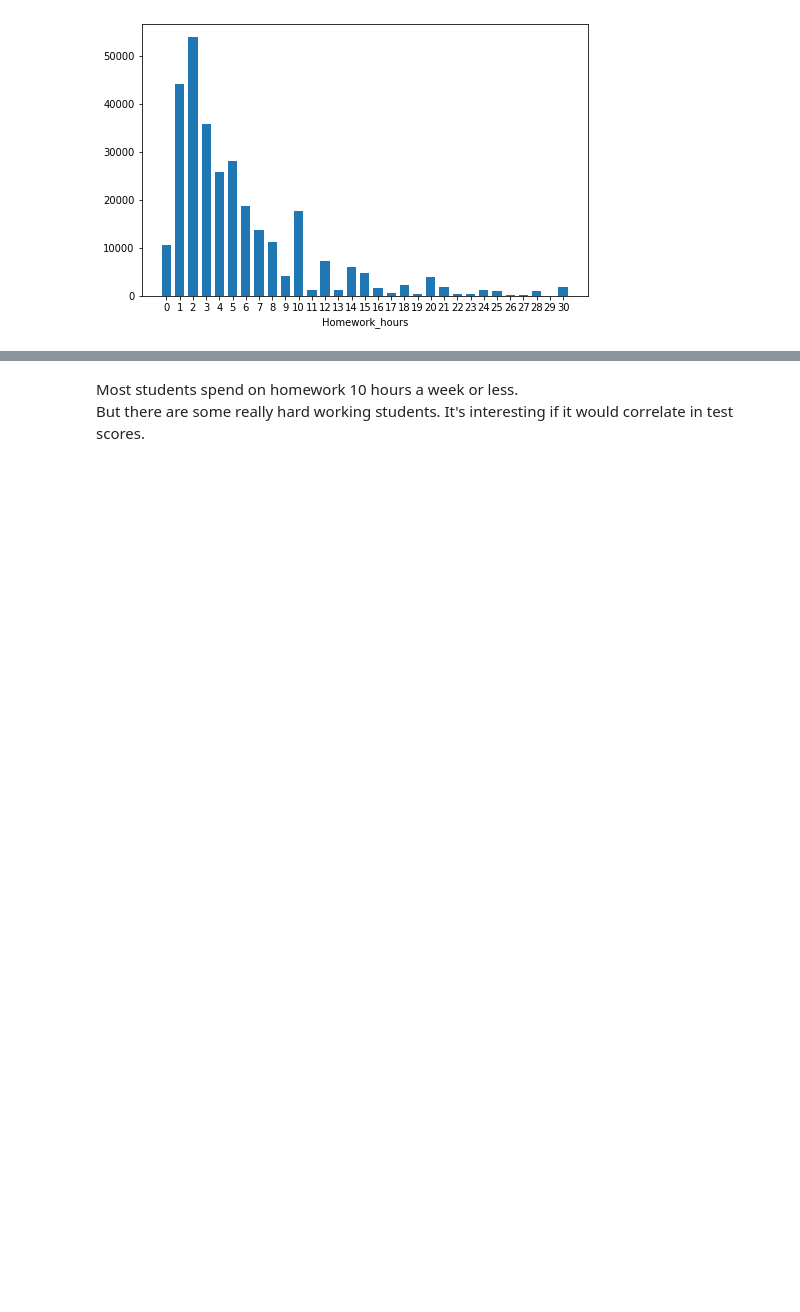
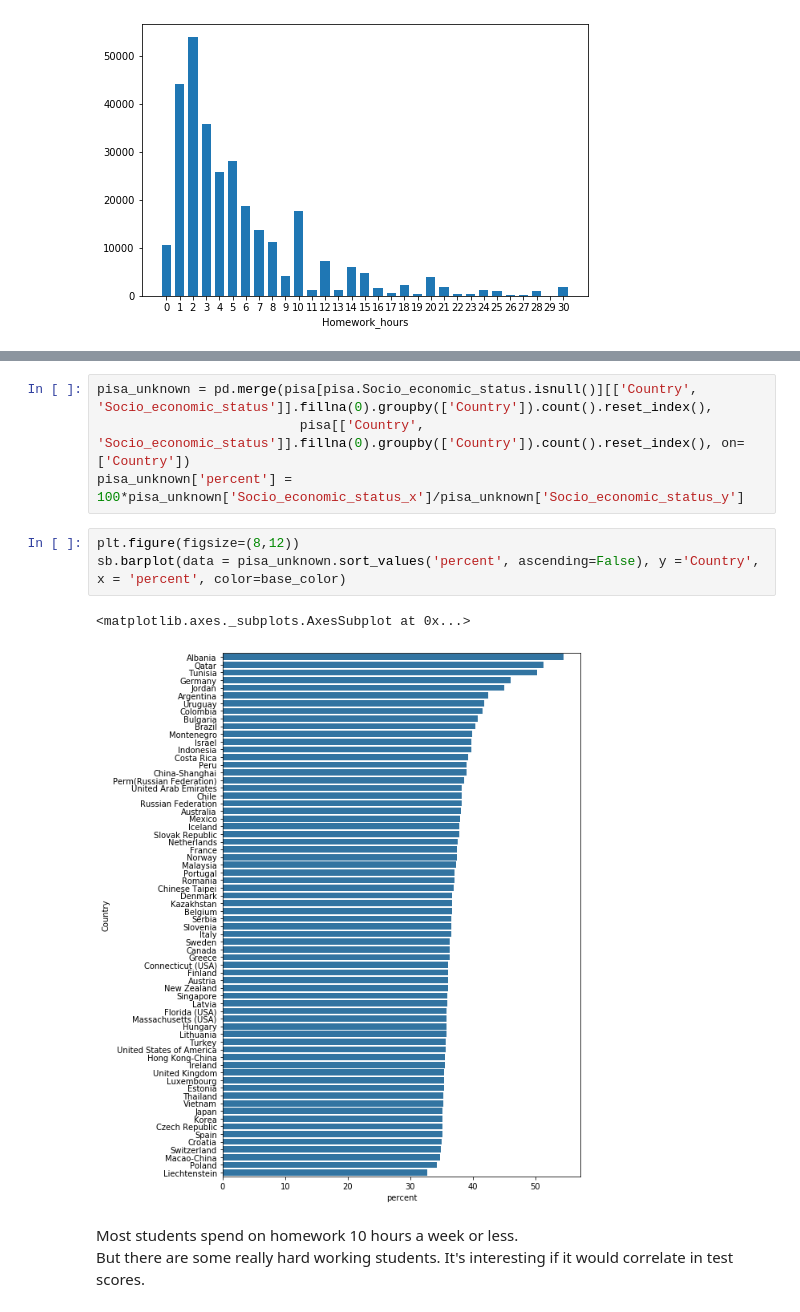
Before and after one commit to Anyra20/CommunicateDataProject, a Jupyter notebook: exploration_template.ipynb, the cells around one changed output, grey strips where cells are left out. Saved outputs shown, nothing was run; the diff lists cells and outputs as text; blank space fills up the shorter version.

```diff
--- a/exploration_template.ipynb
+++ b/exploration_template.ipynb
@@ -368,3 +442,13 @@ plt.show()
+# %%
+pisa_unknown = pd.merge(pisa[pisa.Socio_economic_status.isnull()][['Country', 'Socio_economic_status']].fillna(0).groupby(['Country']).count().reset_index(),
+                          pisa[['Country', 'Socio_economic_status']].fillna(0).groupby(['Country']).count().reset_index(), on=['Country'])
+pisa_unknown['percent'] = 100*pisa_unknown['Socio_economic_status_x']/pisa_unknown['Socio_economic_status_y']
+# %%
+plt.figure(figsize=(8,12))
+sb.barplot(data = pisa_unknown.sort_values('percent', ascending=False), y ='Country', x = 'percent', color=base_color)
+# %% [output]
+<matplotlib.axes._subplots.AxesSubplot at 0x...>
+[figure, added]
 # %% [markdown]
 Most students spend on homework 10 hours a week or less.<br>
 But there are some really hard working students. It's interesting if it would correlate in test scores.
```
Also changed, not shown: parts of 32 cells of this notebook.
